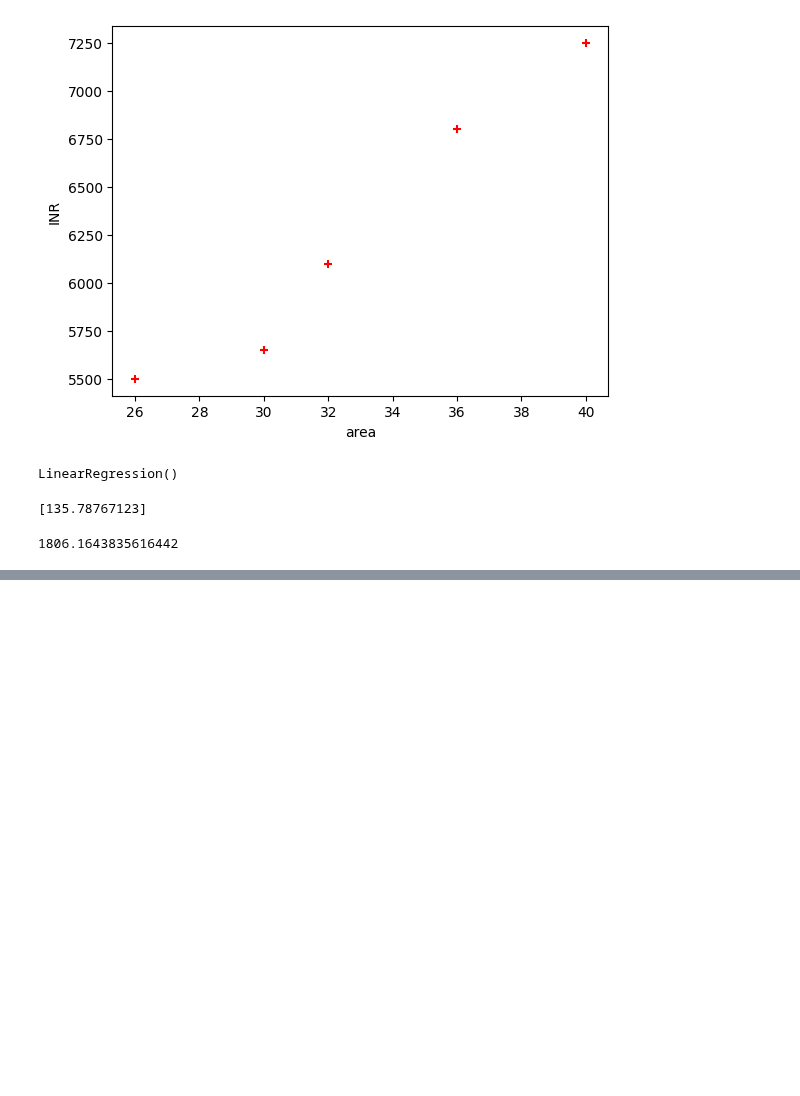
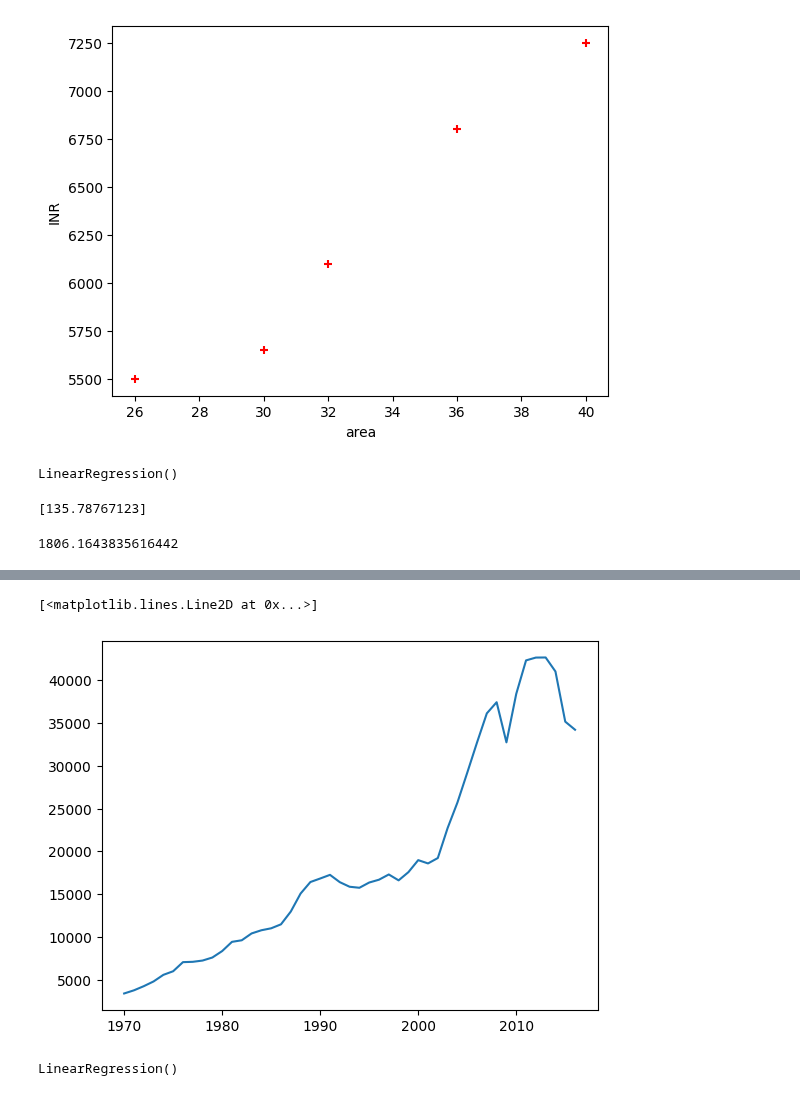
Before and after one commit to UtsavParashar/PythonProblems, a Jupyter notebook: MLDL/ML/1_simple_lin_reg.ipynb, the cells around one changed output, grey strips where cells are left out. Saved outputs shown, nothing was run; the diff lists cells and outputs as text; code cells hidden in the pictures; blank space fills up the shorter version.

```diff
--- a/MLDL/ML/1_simple_lin_reg.ipynb
+++ b/MLDL/ML/1_simple_lin_reg.ipynb
@@ -47,0 +65,3 @@ array([6287.15753425])
+# %%
+data = pd.read_csv('data/1_linreg_canada_per_capita_income.csv')
+data.head()
@@ -47,0 +75,13 @@ array([6287.15753425])
+# %%
+import matplotlib.pyplot as plt
+plt.plot(data.year, data.per_capita_income_USD)
+# %% [output]
+[<matplotlib.lines.Line2D at 0x...>]
+[figure, added]
+# %%
+from sklearn import linear_model
+
+model = linear_model.LinearRegression()
+model.fit(data[['year']], data.per_capita_income_USD)
+# %% [output]
+LinearRegression()
```
Also changed, not shown: parts of 9 cells of this notebook, 1 other file.
